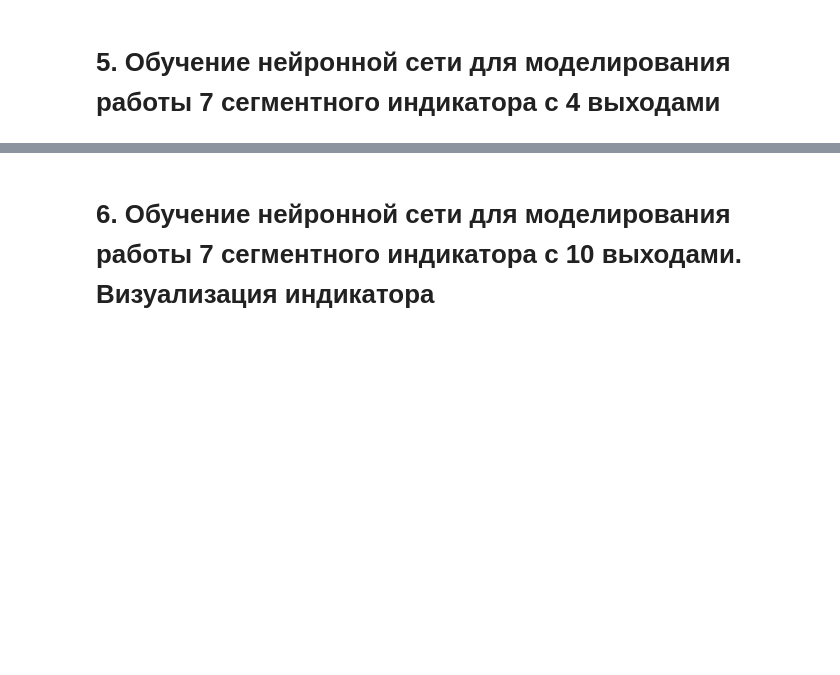
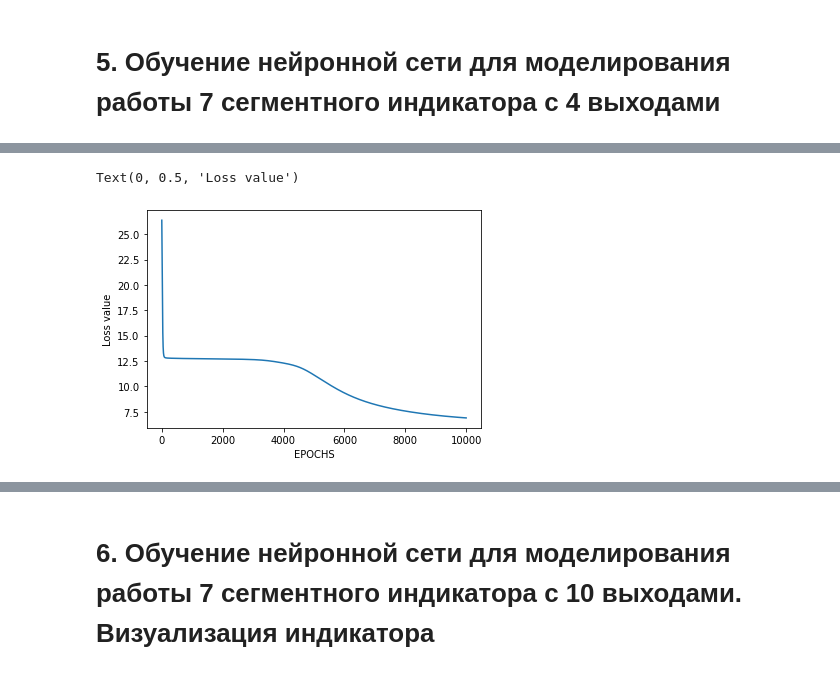
Before and after one commit to kae4ka/university-hometasks, a Jupyter notebook: INS.ipynb, the cells around one changed output, grey strips where cells are left out. Cells and saved outputs as stored; diff of their text form; code cells hidden in the pictures; blank space fills up the shorter version.

```diff
--- a/INS.ipynb
+++ b/INS.ipynb
@@ -658,0 +479,3 @@ class MultilayerPerceptron(object):
+# %%
+output_dim = len(Y.T)
+print(output_dim)
@@ -658,0 +504,34 @@ class MultilayerPerceptron(object):
+# %%
+np.random.seed(42)
+lr = 0.01
+num_iter = 10000
+hidden_dim = 3
+W1 = np.random.random((input_dim, hidden_dim))
+W2 = np.random.random((hidden_dim, output_dim))
+b1 = np.random.random(size=(num_data,1))
+b2 = np.random.random(size=(1,1))
+losses = []
+
+for _ in range(num_iter):
+  # for x_i, y_i in np.array(list(zip(X, Y))):
+      # feedforward
+      layer0 = X
+      layer1 = sigmoid(np.dot(layer0, W1) + b1)
+      layer2 = sigmoid(np.dot(layer1, W2) + b2)
+
+      # calc loss
+      loss = -(1/2)*np.sum(Y*np.log(layer2)+(1-Y)*np.log(1-layer2))
+      losses.append(loss)
+
+      # # backprop
+      layer2_err = squared_err_derivative(Y, layer2) * sigmoid_derivative(layer2)
+      layer1_err = np.dot(layer2_err, W2.T) * sigmoid_derivative(layer1)
+      np.vstack((grad.T, layer1_err))
+
+      # upd weights
+      W2 += lr * np.dot(layer1.T, layer2_err)
+      W1 += lr * np.dot(layer0.T, layer1_err)
+
+      # upd biases
+      b2 += lr * np.sum(layer2_err)
+      b1 += lr * np.sum(layer1_err)
@@ -658,0 +561,10 @@ class MultilayerPerceptron(object):
+# %%
+import matplotlib.pyplot as plt
+
+# We plot losses to see how our network is doing
+plt.plot(losses)
+plt.xlabel("EPOCHS")
+plt.ylabel("Loss value")
+# %% [output]
+Text(0, 0.5, 'Loss value')
+[figure, added]
```
Also changed, not shown: parts of 16 cells of this notebook.
